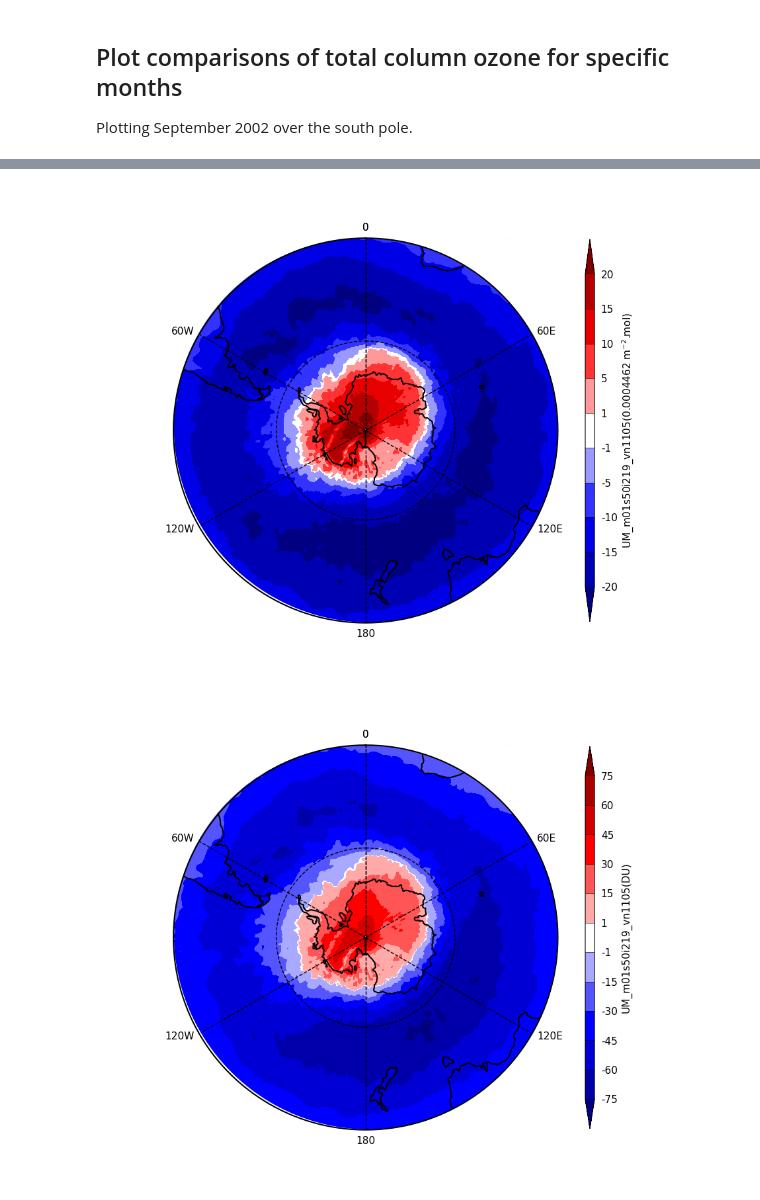
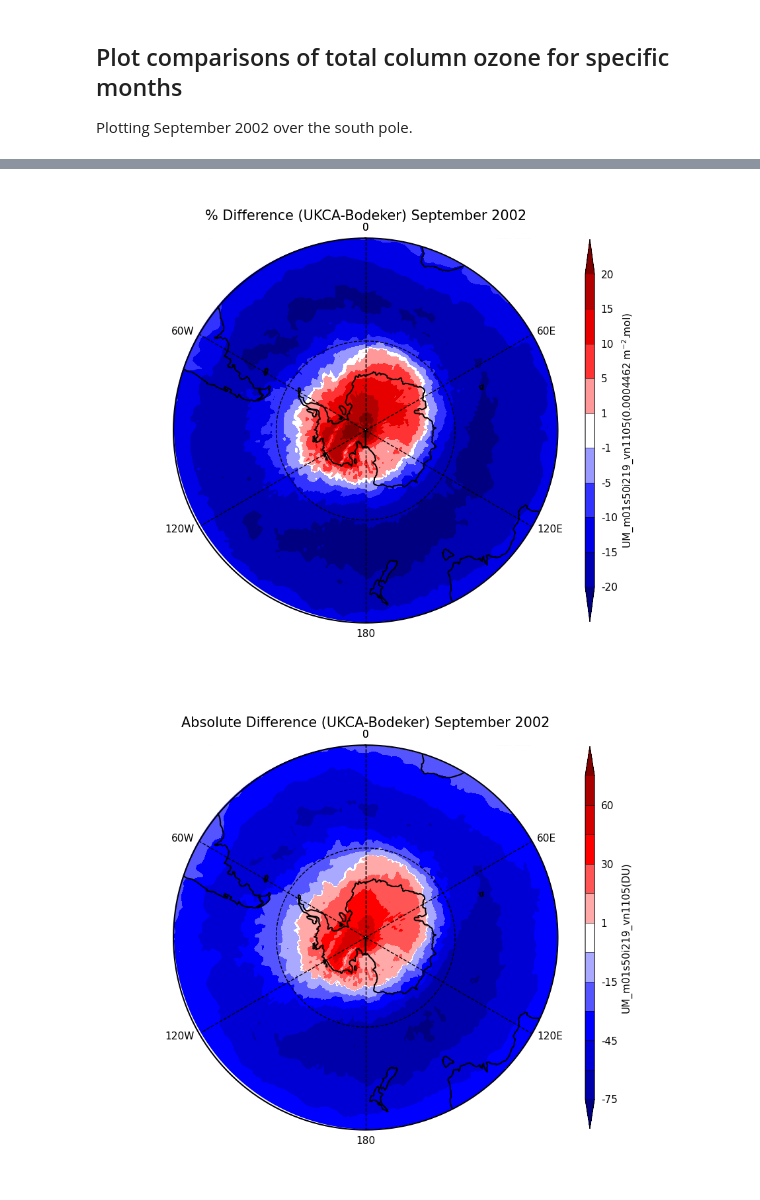
Before and after one commit to theabro/ukca, a Jupyter notebook: Tutorials/UMvn13.0/notebooks/Solutions/cf_toz03_SepSH.ipynb, the cells around one changed output, grey strips where cells are left out. Cells and saved outputs as stored; diff of their text form; code cells hidden in the pictures.

```diff
--- a/Tutorials/UMvn13.0/notebooks/Solutions/cf_toz03_SepSH.ipynb
+++ b/Tutorials/UMvn13.0/notebooks/Solutions/cf_toz03_SepSH.ipynb
@@ -76,17 +74,15 @@ cfp.levs(manual=[-20,-15,-10,-5,-1,1,5,10,15,20])
 # use bwr
 cfp.cscale(scale='BlWhRe')
 cfp.mapset(proj='spstere', boundinglat=-30, lon_0=0)
-# cannot seem to include titles in SH plots!
-cfp.con(diff_pc, lines=False)#, title='% Difference (UKCA-Bodeker) '+month_names[imonth-1]+' '+str(iyear))
+cfp.con(diff_pc, lines=False, title='% Difference (UKCA-Bodeker) '+month_names[imonth-1]+' '+str(iyear))
 # %% [output]
-[figure, old version]
+[figure, new version]
 # %%
 # set the levels to use
 cfp.levs(manual=[-75,-60,-45,-30,-15,-1,1,15,30,45,60,75])
 # use bwr
 cfp.cscale(scale='BlWhRe')
 cfp.mapset(proj='spstere', boundinglat=-30, lon_0=0)
-# cannot seem to include titles in SH plots!
-cfp.con(diff_abs, lines=False)#, title='Absolute Difference (UKCA-Bodeker) '+month_names[imonth-1]+' '+str(iyear))
+cfp.con(diff_abs, lines=False, title='Absolute Difference (UKCA-Bodeker) '+month_names[imonth-1]+' '+str(iyear))
 # %% [output]
-[figure, old version]
+[figure, new version]
```
Also changed, not shown: parts of 2 cells of this notebook, 8 other files.
